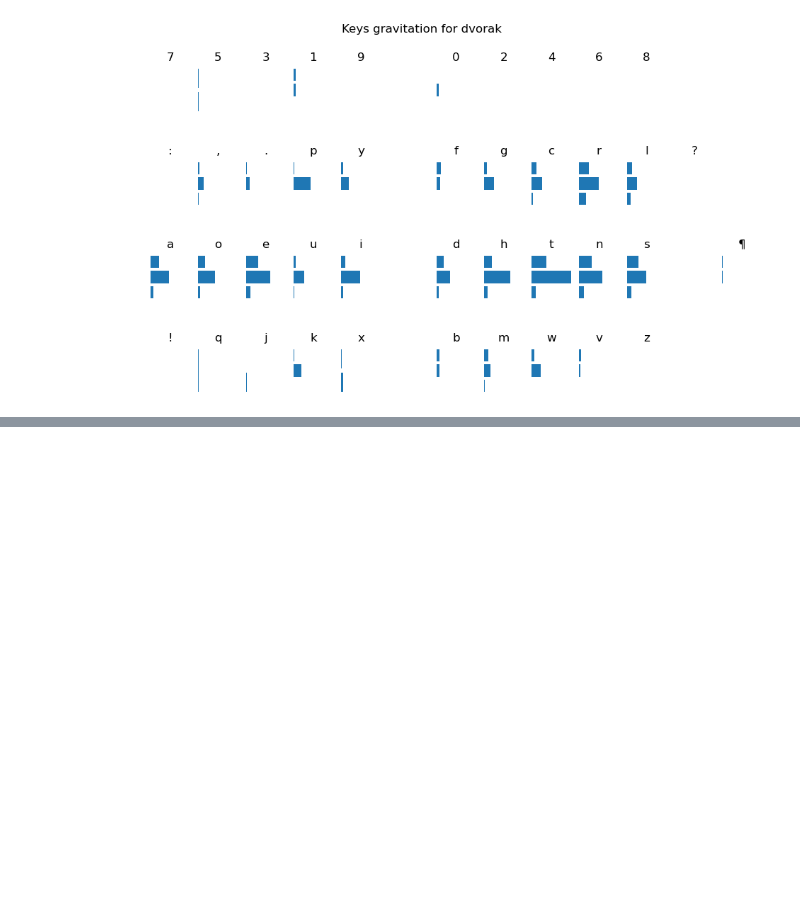
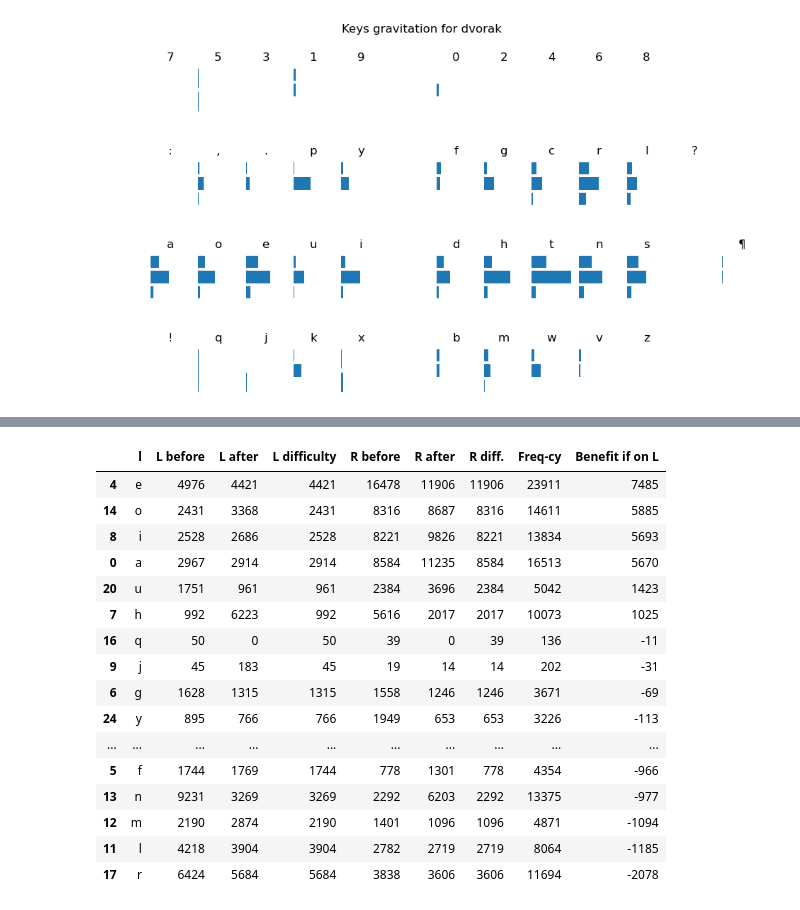
Before and after one commit to culebron/rus-layout-opt, a Jupyter notebook: English Layouts.ipynb, the cells around one changed output, grey strips where cells are left out. Saved outputs shown, nothing was run; the diff lists cells and outputs as text; code cells hidden in the pictures; blank space fills up the shorter version.

```diff
--- a/English Layouts.ipynb
+++ b/English Layouts.ipynb
@@ -209,0 +232,20 @@ res['dvorak'].display('rows')
+# %%
+res['dvorak'].better_side()
+# %% [output]
+|  | l | L before | L after | L difficulty | R before | R after | R diff. | Freq-cy | Benefit if on L |
+| 4 | e | 4976 | 4421 | 4421 | 16478 | 11906 | 11906 | 23911 | 7485 |
+| 14 | o | 2431 | 3368 | 2431 | 8316 | 8687 | 8316 | 14611 | 5885 |
+| 8 | i | 2528 | 2686 | 2528 | 8221 | 9826 | 8221 | 13834 | 5693 |
+| 0 | a | 2967 | 2914 | 2914 | 8584 | 11235 | 8584 | 16513 | 5670 |
+| 20 | u | 1751 | 961 | 961 | 2384 | 3696 | 2384 | 5042 | 1423 |
+| 7 | h | 992 | 6223 | 992 | 5616 | 2017 | 2017 | 10073 | 1025 |
+| 16 | q | 50 | 0 | 50 | 39 | 0 | 39 | 136 | -11 |
+| 9 | j | 45 | 183 | 45 | 19 | 14 | 14 | 202 | -31 |
+| 6 | g | 1628 | 1315 | 1315 | 1558 | 1246 | 1246 | 3671 | -69 |
+| 24 | y | 895 | 766 | 766 | 1949 | 653 | 653 | 3226 | -113 |
+| ... | ... | ... | ... | ... | ... | ... | ... | ... | ... |
+| 5 | f | 1744 | 1769 | 1744 | 778 | 1301 | 778 | 4354 | -966 |
+| 13 | n | 9231 | 3269 | 3269 | 2292 | 6203 | 2292 | 13375 | -977 |
+| 12 | m | 2190 | 2874 | 2190 | 1401 | 1096 | 1096 | 4871 | -1094 |
+| 11 | l | 4218 | 3904 | 3904 | 2782 | 2719 | 2719 | 8064 | -1185 |
+| 17 | r | 6424 | 5684 | 5684 | 3838 | 3606 | 3606 | 11694 | -2078 |
```
Also changed, not shown: parts of 6 cells of this notebook, 2 other files.
